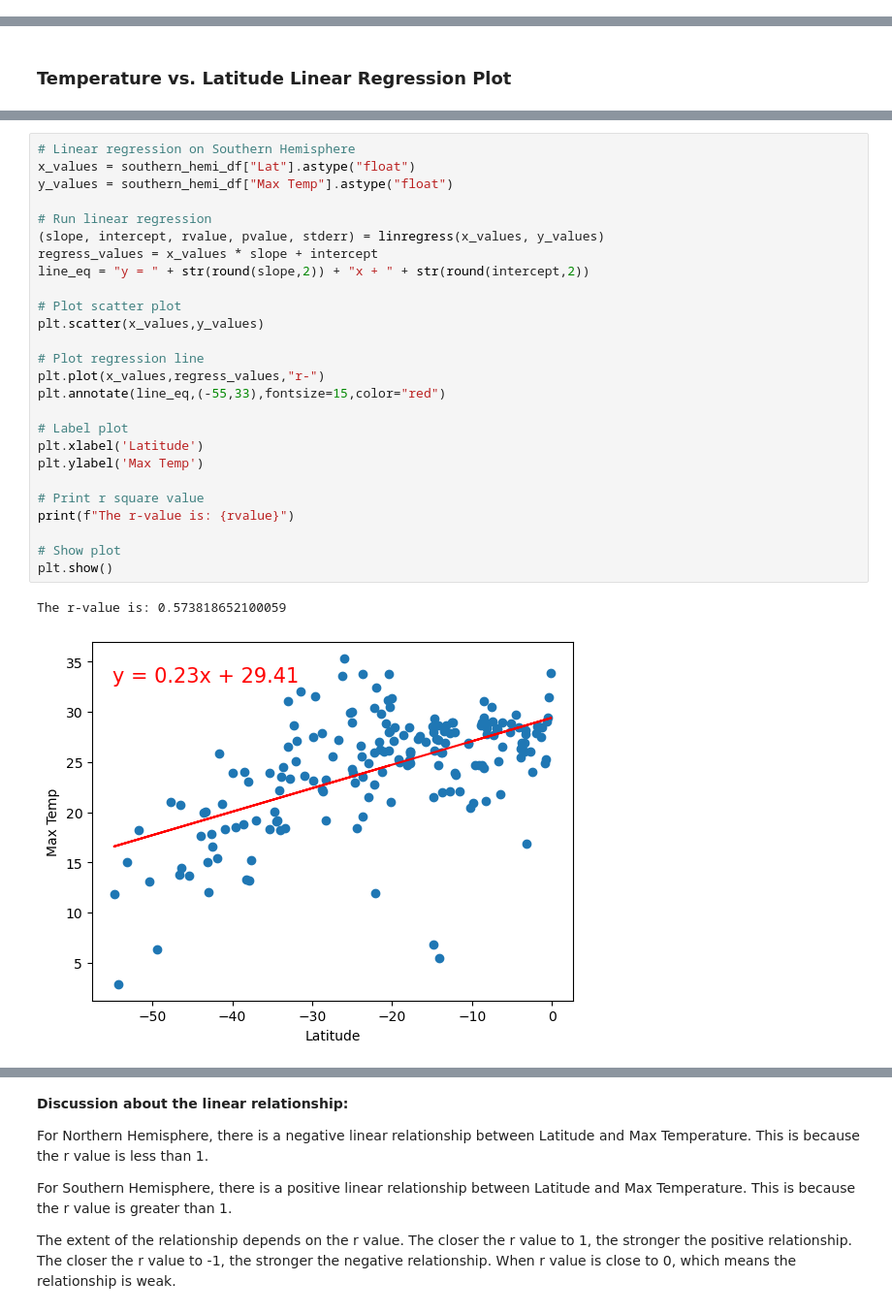
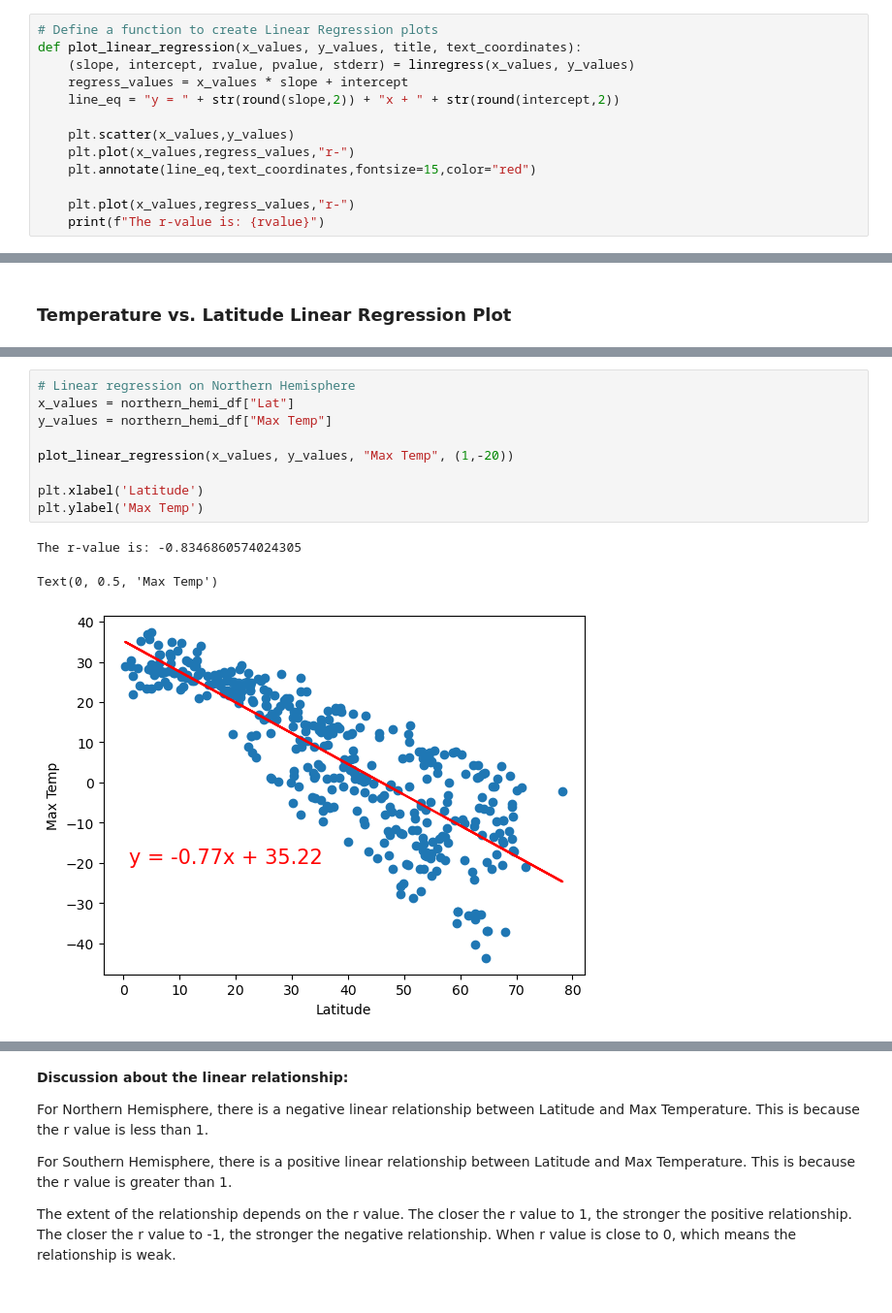
Before and after one commit to Roy-Ip/python-api-challenge, a Jupyter notebook: WeatherPy.ipynb, the cells around one changed output, grey strips where cells are left out. Shown: that part at 97% size. Drawn from its saved outputs; the diff is of its cells as text.

```diff
--- a/WeatherPy.ipynb
+++ b/WeatherPy.ipynb
@@ -270,3 +268,16 @@ plt.show()
+# %%
+# Define a function to create Linear Regression plots
+def plot_linear_regression(x_values, y_values, title, text_coordinates):
+    (slope, intercept, rvalue, pvalue, stderr) = linregress(x_values, y_values)
+    regress_values = x_values * slope + intercept
+    line_eq = "y = " + str(round(slope,2)) + "x + " + str(round(intercept,2))
+
+    plt.scatter(x_values,y_values)
+    plt.plot(x_values,regress_values,"r-")
+    plt.annotate(line_eq,text_coordinates,fontsize=15,color="red")
+
+    plt.plot(x_values,regress_values,"r-")
+    print(f"The r-value is: {rvalue}")
 # %%
 # Create a DataFrame with the Northern Hemisphere data (Latitude >= 0)
 northern_hemi_df = city_data_df[city_data_df["Lat"]>=0]
@@ -329,29 +311,13 @@ The r-value is: -0.8601735793003942
-# %%
-# Linear regression on Southern Hemisphere
-x_values = southern_hemi_df["Lat"].astype("float")
-y_values = southern_hemi_df["Max Temp"].astype("float")
-
-# Run linear regression
-(slope, intercept, rvalue, pvalue, stderr) = linregress(x_values, y_values)
-regress_values = x_values * slope + intercept
-line_eq = "y = " + str(round(slope,2)) + "x + " + str(round(intercept,2))
-
-# Plot scatter plot
-plt.scatter(x_values,y_values)
-
-# Plot regression line
-plt.plot(x_values,regress_values,"r-")
-plt.annotate(line_eq,(-55,33),fontsize=15,color="red")
-
-# Label plot
-plt.xlabel('Latitude')
-plt.ylabel('Max Temp')
-
-# Print r square value
-print(f"The r-value is: {rvalue}")
-
-# Show plot
-plt.show()
-# %% [output]
-The r-value is: 0.573818652100059
-[figure, removed]
+# %%
+# Linear regression on Northern Hemisphere
+x_values = northern_hemi_df["Lat"]
+y_values = northern_hemi_df["Max Temp"]
+
+plot_linear_regression(x_values, y_values, "Max Temp", (1,-20))
+
+plt.xlabel('Latitude')
+plt.ylabel('Max Temp')
+# %% [output]
+The r-value is: -0.8346860574024305
+Text(0, 0.5, 'Max Temp')
+[figure, added]
```
Also changed, not shown: parts of 26 cells of this notebook, 6 other files.
